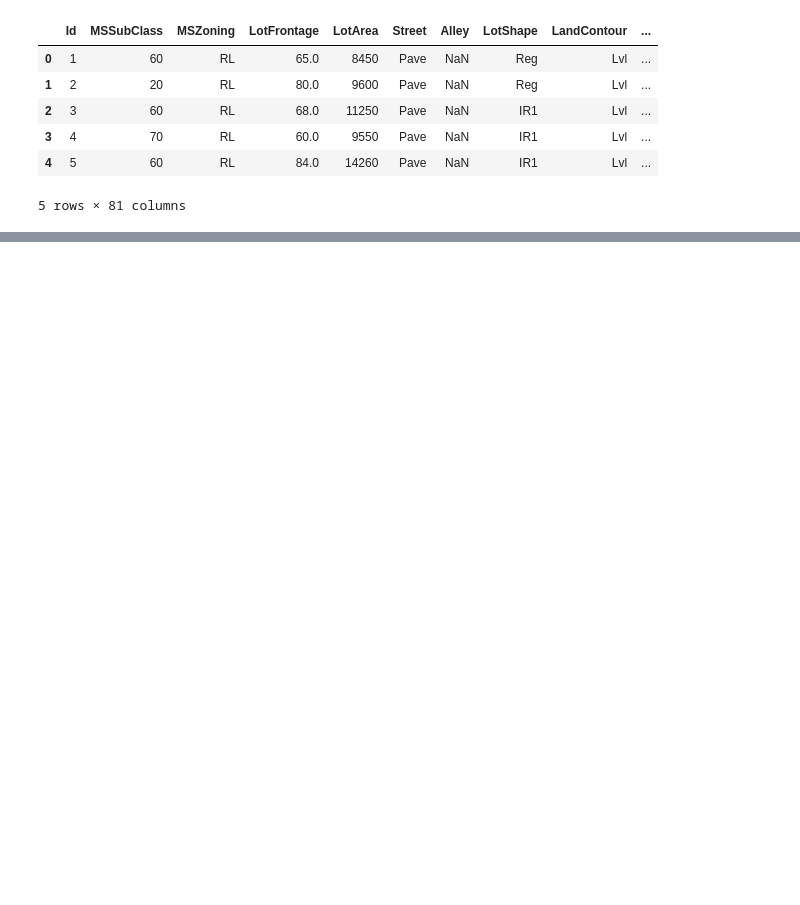
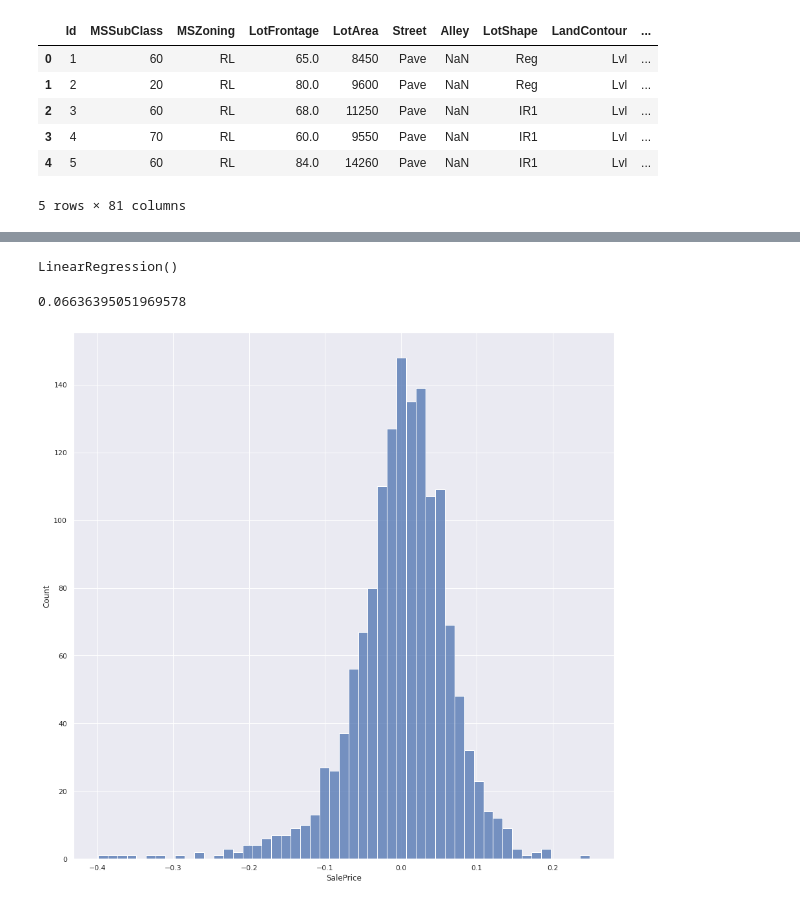
Before and after one commit to as1mple/labs_ds_courses, a Jupyter notebook: Predict_house_price.ipynb, the cells around one changed output, grey strips where cells are left out. Cells and saved outputs as stored; diff of their text form; code cells hidden in the pictures; blank space fills up the shorter version.

```diff
--- a/Predict_house_price.ipynb
+++ b/Predict_house_price.ipynb
@@ -271,0 +209,3 @@ save(test, np.array([i[0] for i in 10 ** slr.predict(x_test_norm)]), 'test_regre
+# %%
+X_train  = pd.concat([numeric_variables, categorical_variables], axis=1)
+X_train
@@ -271,0 +226,2 @@ save(test, np.array([i[0] for i in 10 ** slr.predict(x_test_norm)]), 'test_regre
+# %%
+X_train = pd.concat([X_train, data[['TotalBsmtSF', 'FullBath',  'Fireplaces']]], axis=1)
@@ -271,0 +275,14 @@ save(test, np.array([i[0] for i in 10 ** slr.predict(x_test_norm)]), 'test_regre
+# %%
+quad = PolynomialFeatures(degree=2)
+X_q_train = quad.fit_transform(X_train)
+X_q_test = quad.fit_transform(X_test[X_train.columns])
+y = np.log10(data.SalePrice)
+# %%
+slr = LinearRegression()
+slr.fit(X_q_train, y)
+# %% [output]
+LinearRegression()
+# %%
+np.sqrt(mean_squared_error(y, slr.predict(X_q_train)))
+# %% [output]
+0.06636395051969578
@@ -271,0 +292,4 @@ save(test, np.array([i[0] for i in 10 ** slr.predict(x_test_norm)]), 'test_regre
+# %%
+sns.histplot(y - slr.predict(X_q_train));
+# %% [output]
+[figure, added]
```
Also changed, not shown: parts of 68 cells of this notebook.
